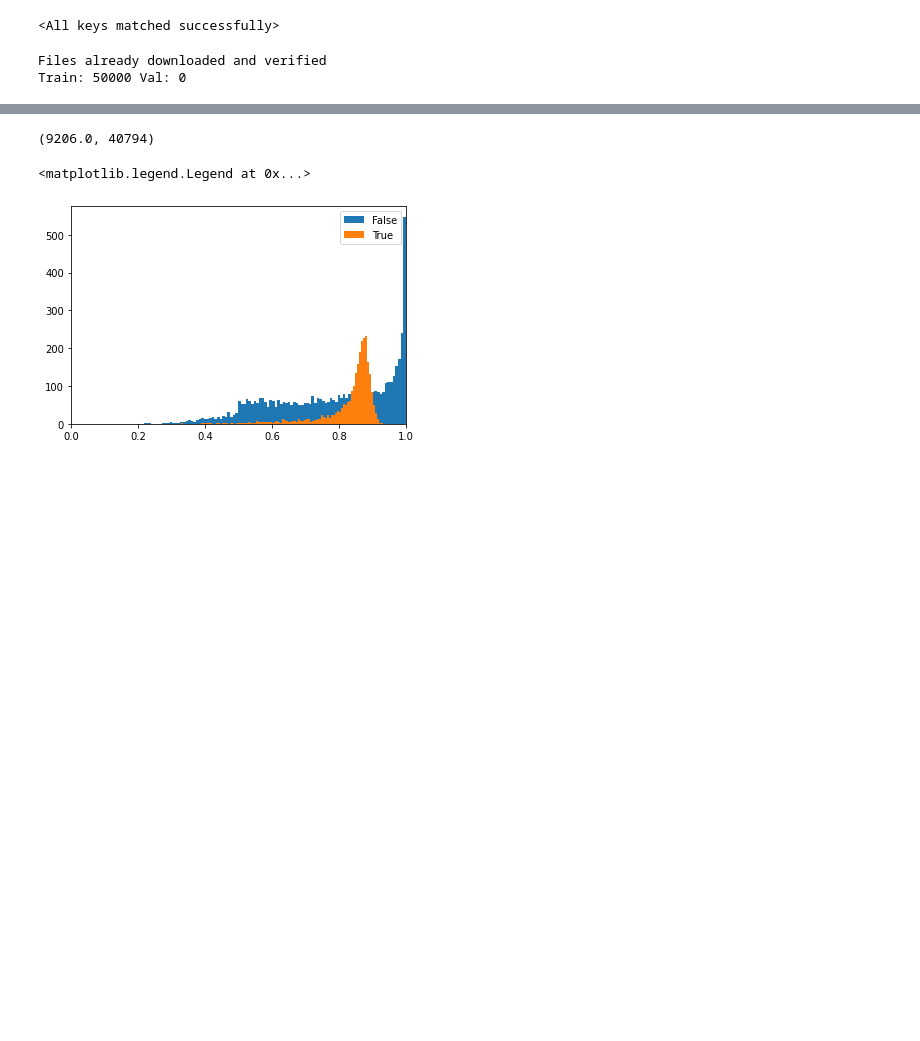
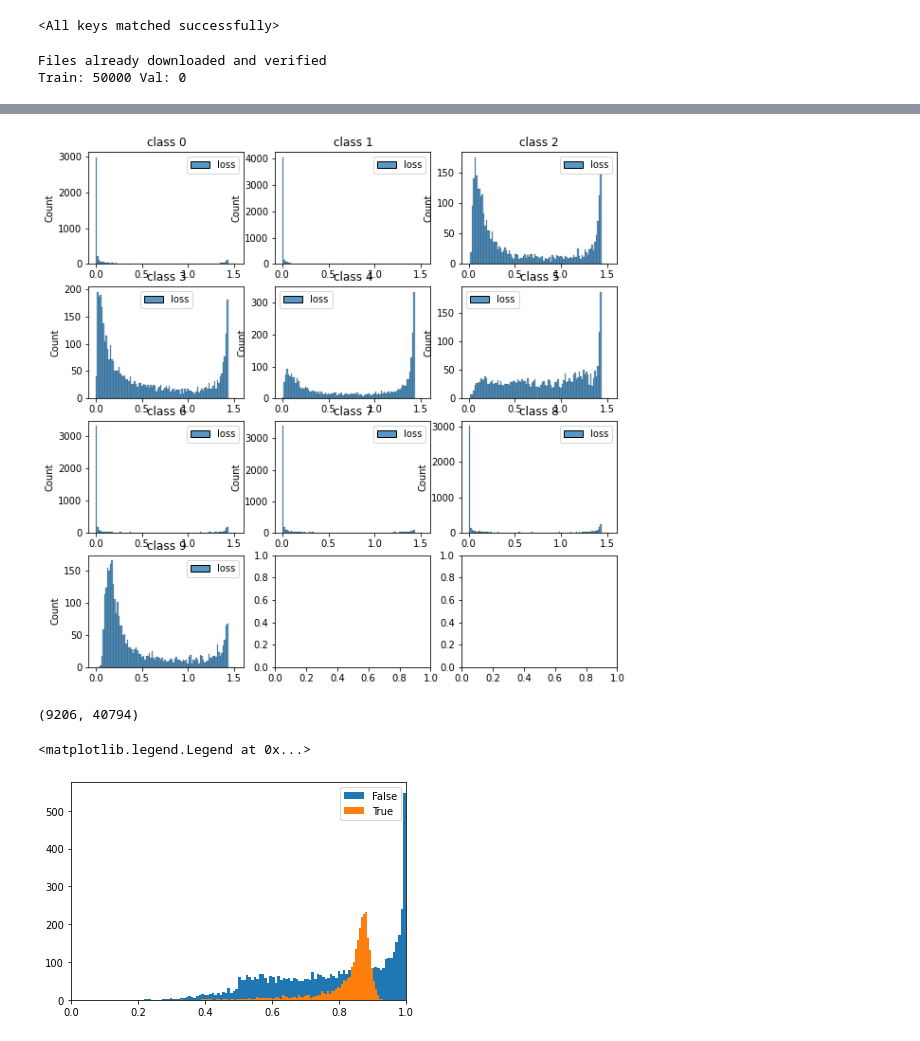
Before and after one commit to Kthyeon/FINE_official, a Jupyter notebook: ELR/plot_loss.ipynb, the cells around one changed output, grey strips where cells are left out. Cells and saved outputs as stored; diff of their text form; code cells hidden in the pictures; blank space fills up the shorter version.

```diff
--- a/ELR/plot_loss.ipynb
+++ b/ELR/plot_loss.ipynb
@@ -96,7 +96,19 @@ ax.set_xlim([0.8, 1.0])
+# %%
+df_clean = df[df.isNoisy == 0]
+fig, axs = plt.subplots(4, 3, figsize=(10, 10))
+
+for i in range(10):
+    df_tmp = df_clean[df_clean.label == i]
+    max_loss_row = df_tmp['loss'].argmax()
+    max_loss = df_tmp.iloc[max_loss_row]['loss']
+    sns.histplot(df_tmp.filter(['loss']), bins=np.linspace(0,max_loss + 0.1,100), ax=axs[i//3, i%3])
+    axs[i//3, i%3].set_title("class " + str(i))
+# %% [output]
+[figure, added]
 # %%
-np.sum(df['isNoisy']),  np.sum(df['isNoisy']==0)
+np.sum(df['isNoisy']==1),  np.sum(df['isNoisy']==0)
 # %% [output]
-(9206.0, 40794)
+(9206, 40794)
 # %%
 plt.hist(df['loss'][df['isFalse']==1], bins=100, label='False')
 plt.hist(df['loss'][df['isFalse']==0][df['label']==4], bins=100, label='True')
```
Also changed, not shown: parts of 6 cells of this notebook, 1 other file.
